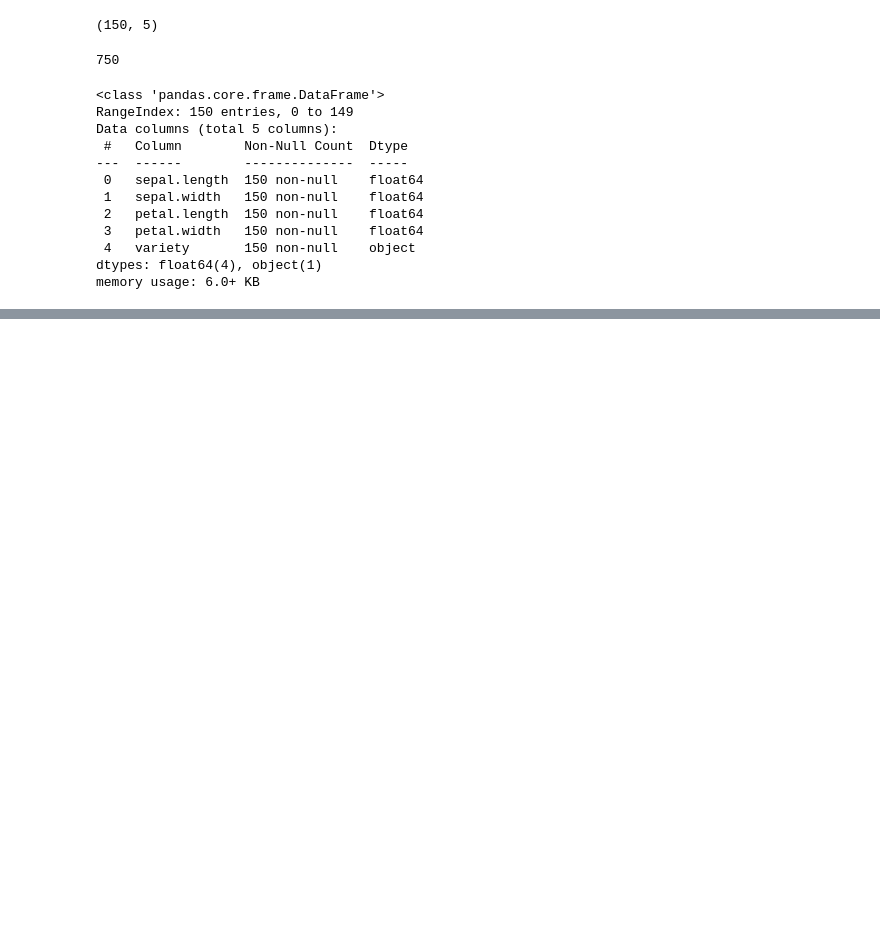
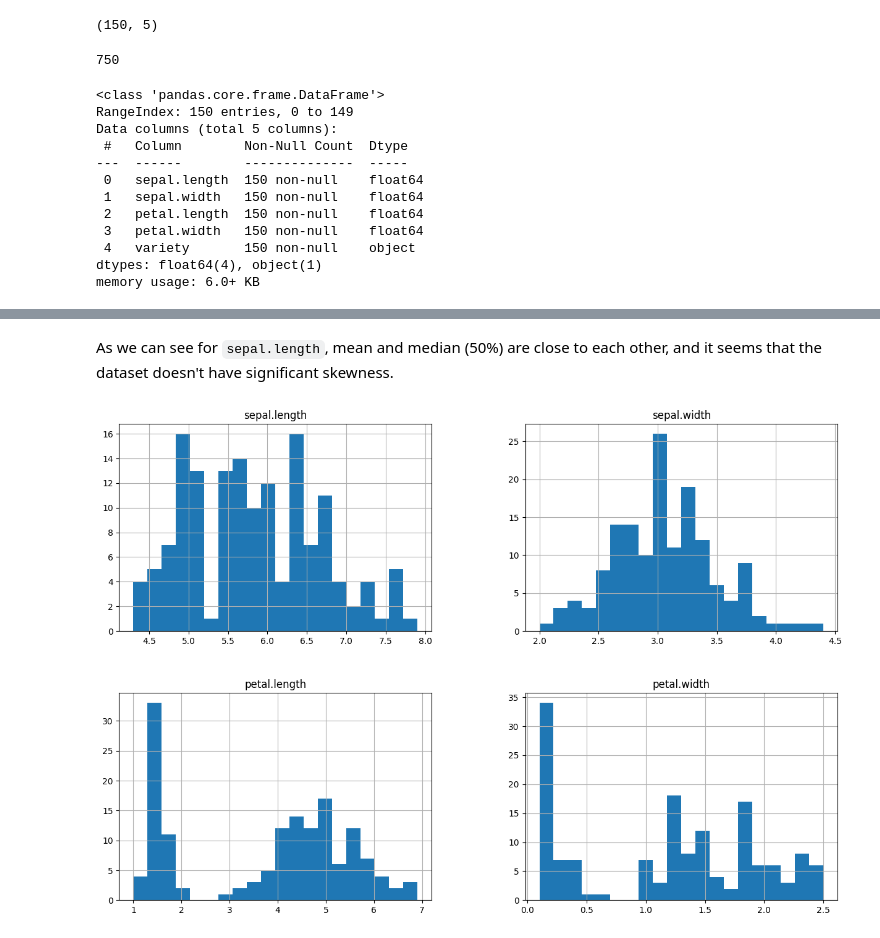
Before and after one commit to atareversei/data-science-playground, a Jupyter notebook: 01-working-with-data/01-iris.ipynb, the cells around one changed output, grey strips where cells are left out. Drawn from its saved outputs; the diff is of its cells as text; code cells hidden in the pictures; blank space fills up the shorter version.

```diff
--- a/01-working-with-data/01-iris.ipynb
+++ b/01-working-with-data/01-iris.ipynb
@@ -54,0 +61,9 @@ memory usage: 6.0+ KB
+# %%
+# if we take a look at data types in the data frame, we see that float64 is used to hold
+# the values of sepal and petal lengths and widths. However, these values are small and don't
+# use all the 64 bits allocated to them, so we can allocate less memory to them by changing
+# their types to float 32.
+for col in df.select_dtypes(include=['float64']):
+    df[col] = df[col].astype('float32')
+
+df.info()
@@ -54,0 +107,7 @@ memory usage: 6.0+ KB
+# %% [markdown]
+As we can see for `sepal.length`, mean and median (50%) are close to each other, and it seems that the dataset doesn't have significant skewness.
+# %%
+features = ['sepal.length', 'sepal.width', 'petal.length', 'petal.width', 'variety']
+df[features].hist(bins=20, figsize=(15, 10));
+# %% [output]
+[figure, added]
```
Also changed, not shown: parts of 9 cells of this notebook.
